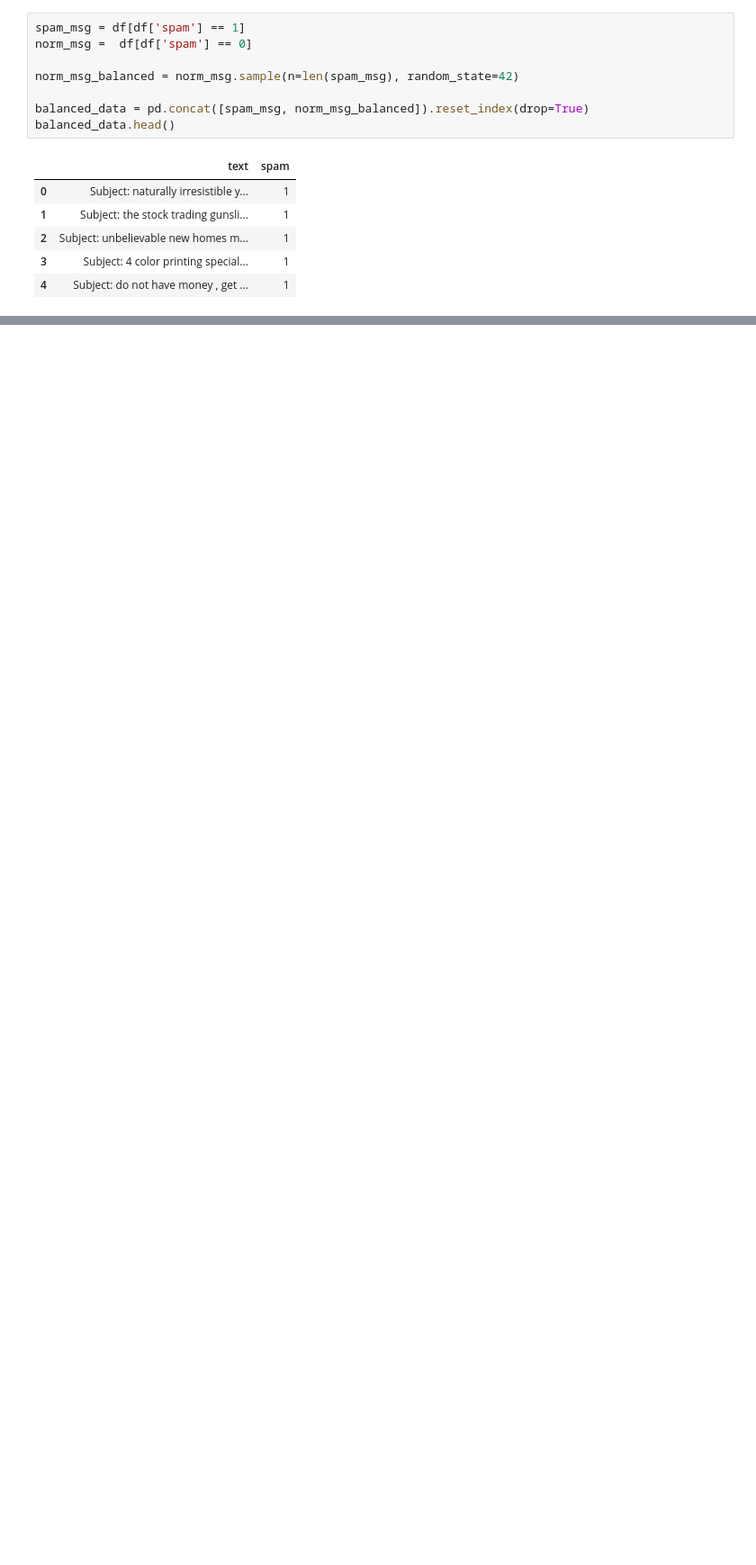
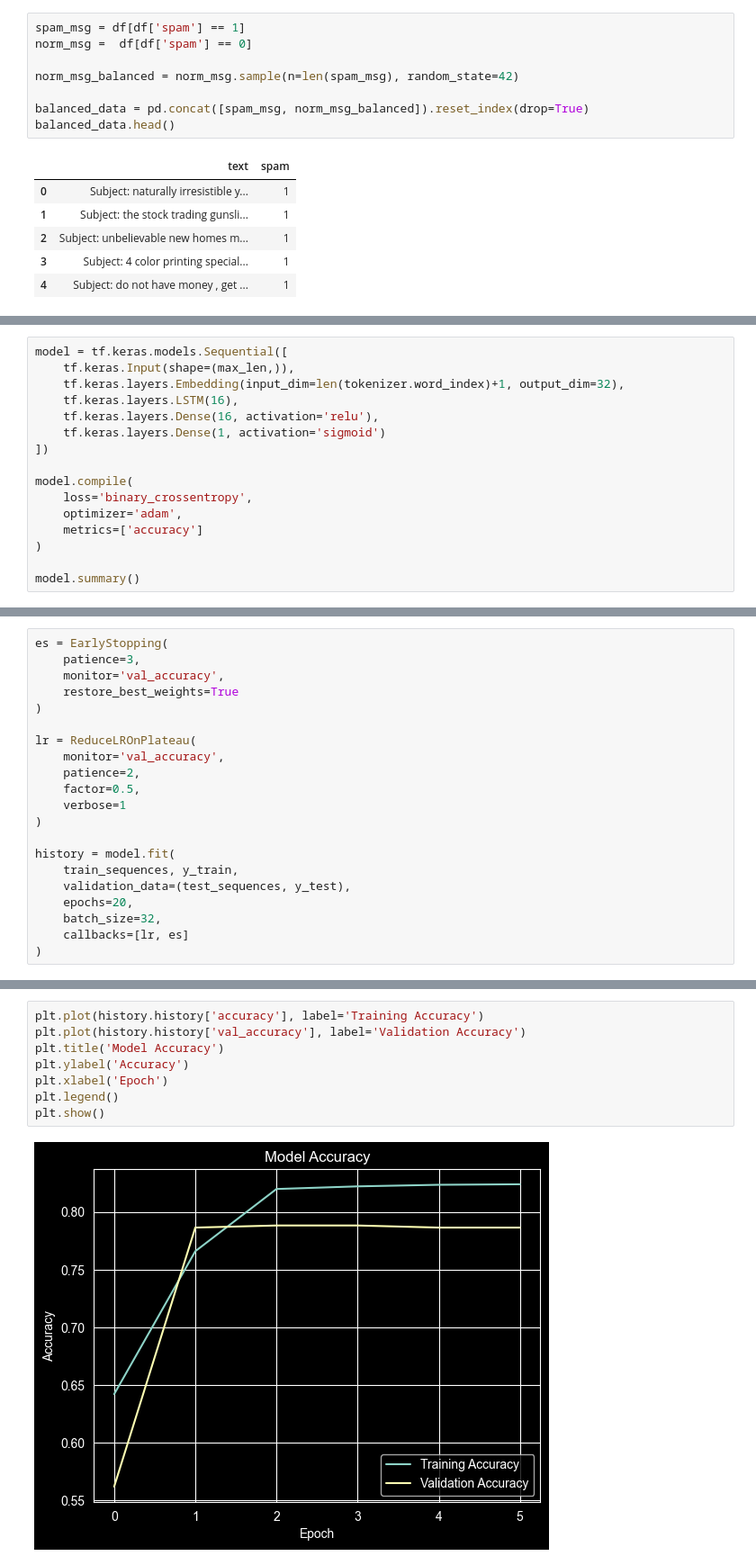
Before and after one commit to sananasgrv/spam_mail_detection, a Jupyter notebook: notebook.ipynb, the cells around one changed output, grey strips where cells are left out. Shown at 90% size. Saved outputs shown, nothing was run; the diff lists cells and outputs as text; blank space fills up the shorter version.

```diff
--- a/notebook.ipynb
+++ b/notebook.ipynb
@@ -93,0 +114,16 @@ X_train, X_test, y_train, y_test = train_test_split(
+# %%
+model = tf.keras.models.Sequential([
+    tf.keras.Input(shape=(max_len,)),
+    tf.keras.layers.Embedding(input_dim=len(tokenizer.word_index)+1, output_dim=32),
+    tf.keras.layers.LSTM(16),
+    tf.keras.layers.Dense(16, activation='relu'),
+    tf.keras.layers.Dense(1, activation='sigmoid')
+])
+
+model.compile(
+    loss='binary_crossentropy',
+    optimizer='adam',
+    metrics=['accuracy']
+)
+
+model.summary()
@@ -93,0 +157,21 @@ X_train, X_test, y_train, y_test = train_test_split(
+# %%
+es = EarlyStopping(
+    patience=3,
+    monitor='val_accuracy',
+    restore_best_weights=True
+)
+
+lr = ReduceLROnPlateau(
+    monitor='val_accuracy',
+    patience=2,
+    factor=0.5,
+    verbose=1
+)
+
+history = model.fit(
+    train_sequences, y_train,
+    validation_data=(test_sequences, y_test),
+    epochs=20,
+    batch_size=32,
+    callbacks=[lr, es]
+)
@@ -93,0 +201,10 @@ X_train, X_test, y_train, y_test = train_test_split(
+# %%
+plt.plot(history.history['accuracy'], label='Training Accuracy')
+plt.plot(history.history['val_accuracy'], label='Validation Accuracy')
+plt.title('Model Accuracy')
+plt.ylabel('Accuracy')
+plt.xlabel('Epoch')
+plt.legend()
+plt.show()
+# %% [output]
+[figure, added]
```
Also changed, not shown: parts of 14 cells of this notebook.
